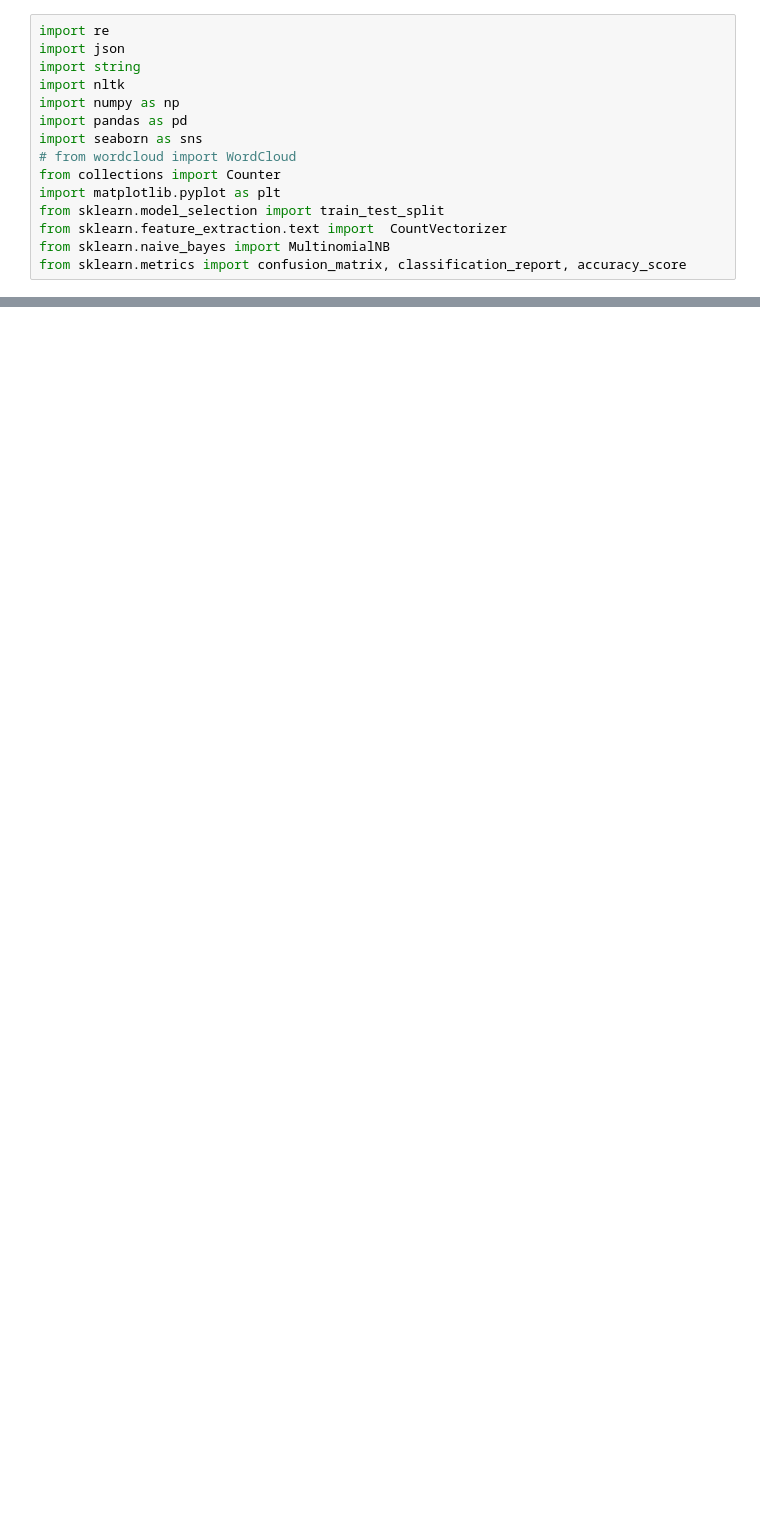
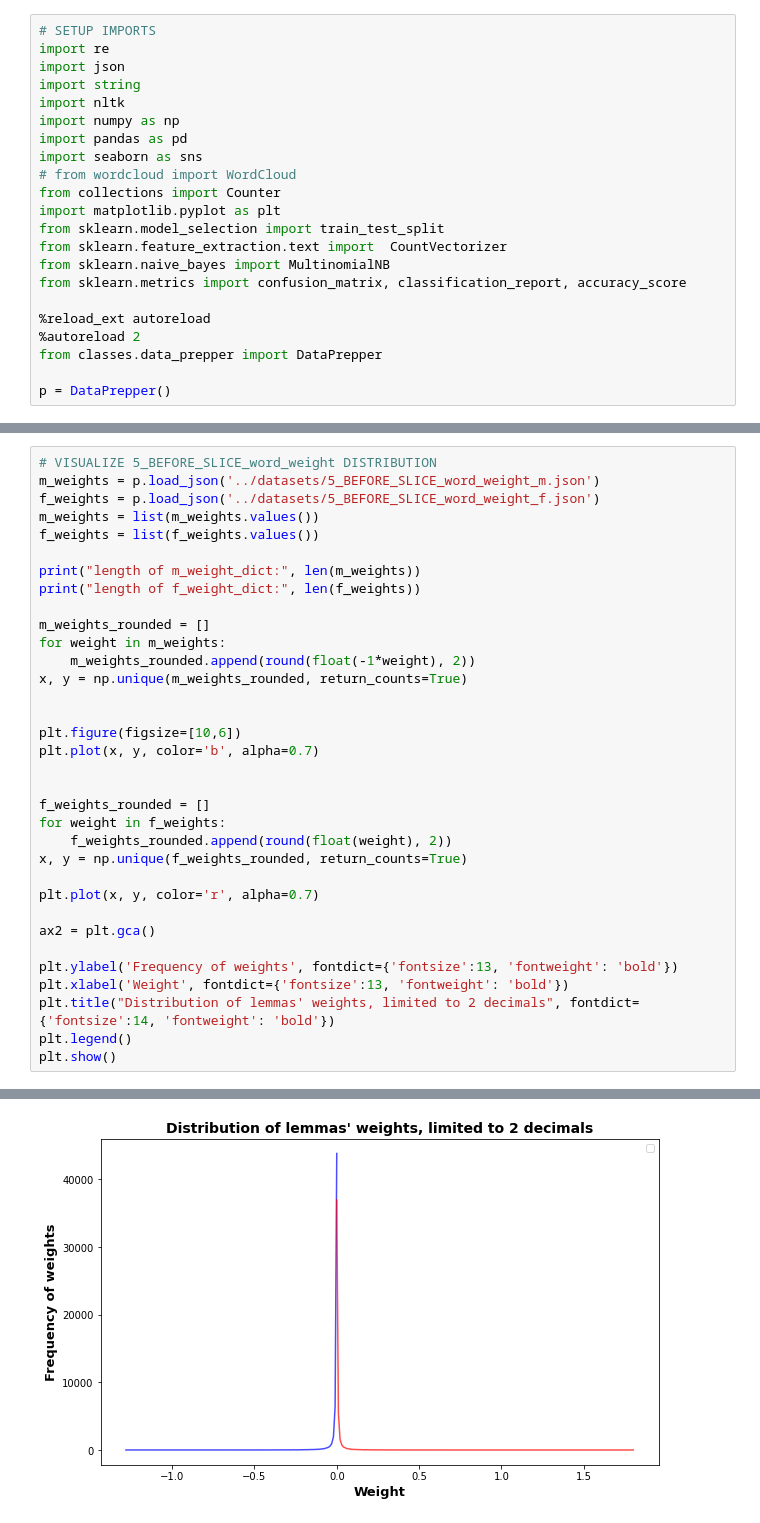
Before and after one commit to Lenschow-Fogh/Ezra, a Jupyter notebook: sentiment/presentation/dataset.ipynb, the cells around one changed output, grey strips where cells are left out. Drawn from its saved outputs; the diff is of its cells as text; blank space fills up the shorter version.

```diff
--- a/sentiment/presentation/dataset.ipynb
+++ b/sentiment/presentation/dataset.ipynb
@@ -1,4 +1,5 @@
 # %%
+# SETUP IMPORTS
 import re
 import json
 import string
@@ -13,3 +14,9 @@ from sklearn.model_selection import train_test_split
 from sklearn.feature_extraction.text import  CountVectorizer
 from sklearn.naive_bayes import MultinomialNB
 from sklearn.metrics import confusion_matrix, classification_report, accuracy_score
+
+%reload_ext autoreload
+%autoreload 2
+from classes.data_prepper import DataPrepper
+
+p = DataPrepper()
@@ -125,0 +200,35 @@ Text(0.5, 1.0, "Distribution of articles' categories")
+# %%
+# VISUALIZE 5_BEFORE_SLICE_word_weight DISTRIBUTION
+m_weights = p.load_json('../datasets/5_BEFORE_SLICE_word_weight_m.json')
+f_weights = p.load_json('../datasets/5_BEFORE_SLICE_word_weight_f.json')
+m_weights = list(m_weights.values())
+f_weights = list(f_weights.values())
+
+print("length of m_weight_dict:", len(m_weights))
+print("length of f_weight_dict:", len(f_weights))
+
+m_weights_rounded = []
+for weight in m_weights:
+    m_weights_rounded.append(round(float(-1*weight), 2))
+x, y = np.unique(m_weights_rounded, return_counts=True)
+
+
+plt.figure(figsize=[10,6])
+plt.plot(x, y, color='b', alpha=0.7)
+
+
+f_weights_rounded = []
+for weight in f_weights:
+    f_weights_rounded.append(round(float(weight), 2))
+x, y = np.unique(f_weights_rounded, return_counts=True)
+
+plt.plot(x, y, color='r', alpha=0.7)
+
+ax2 = plt.gca()
+
+plt.ylabel('Frequency of weights', fontdict={'fontsize':13, 'fontweight': 'bold'})
+plt.xlabel('Weight', fontdict={'fontsize':13, 'fontweight': 'bold'})
+plt.title("Distribution of lemmas' weights, limited to 2 decimals", fontdict={'fontsize':14, 'fontweight': 'bold'})
+plt.legend()
+plt.show()
+# %% [output]
@@ -125,0 +238 @@ Text(0.5, 1.0, "Distribution of articles' categories")
+[figure, added]
```
Also changed, not shown: parts of 11 cells of this notebook, 3 other files.
